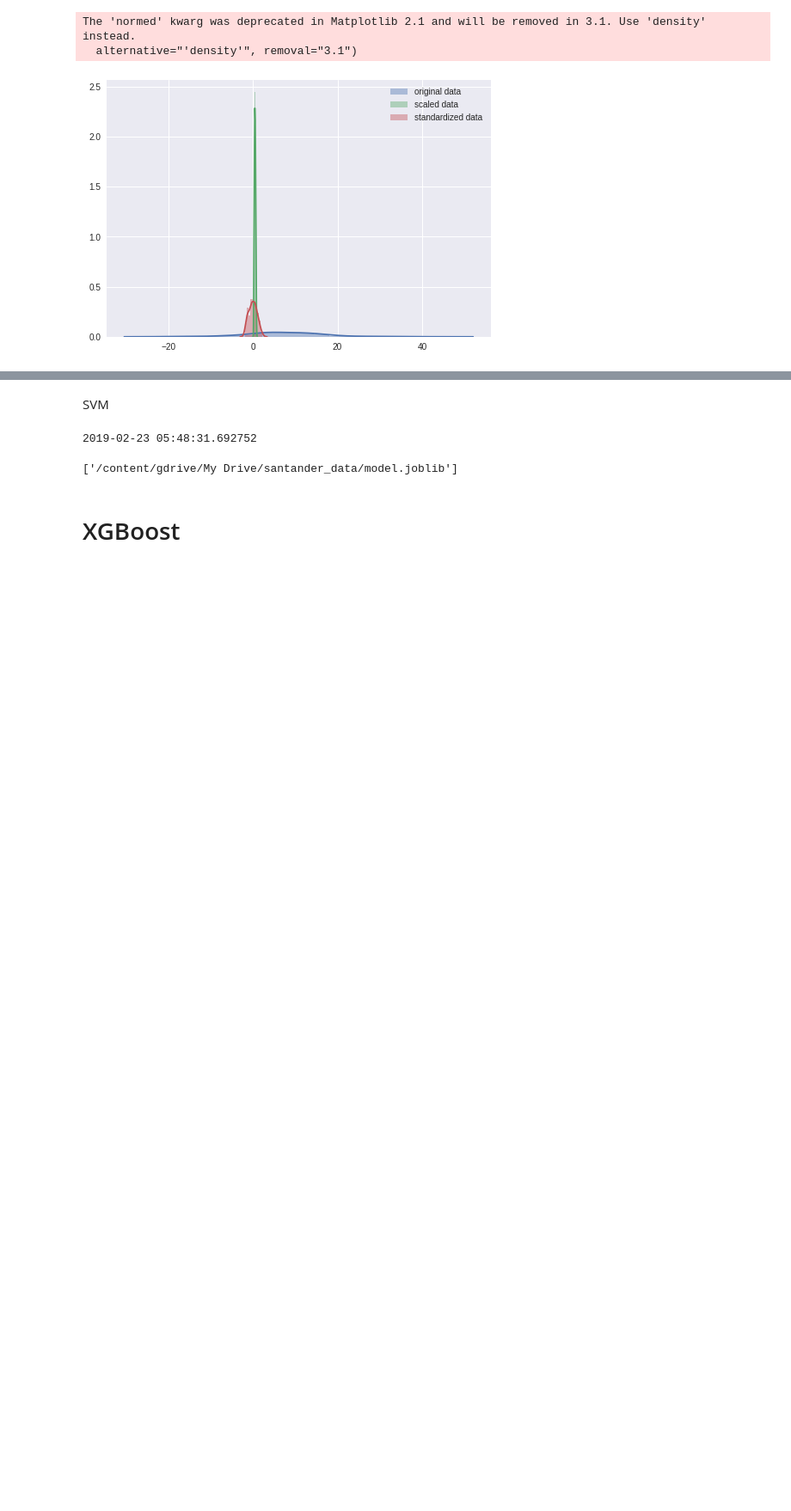
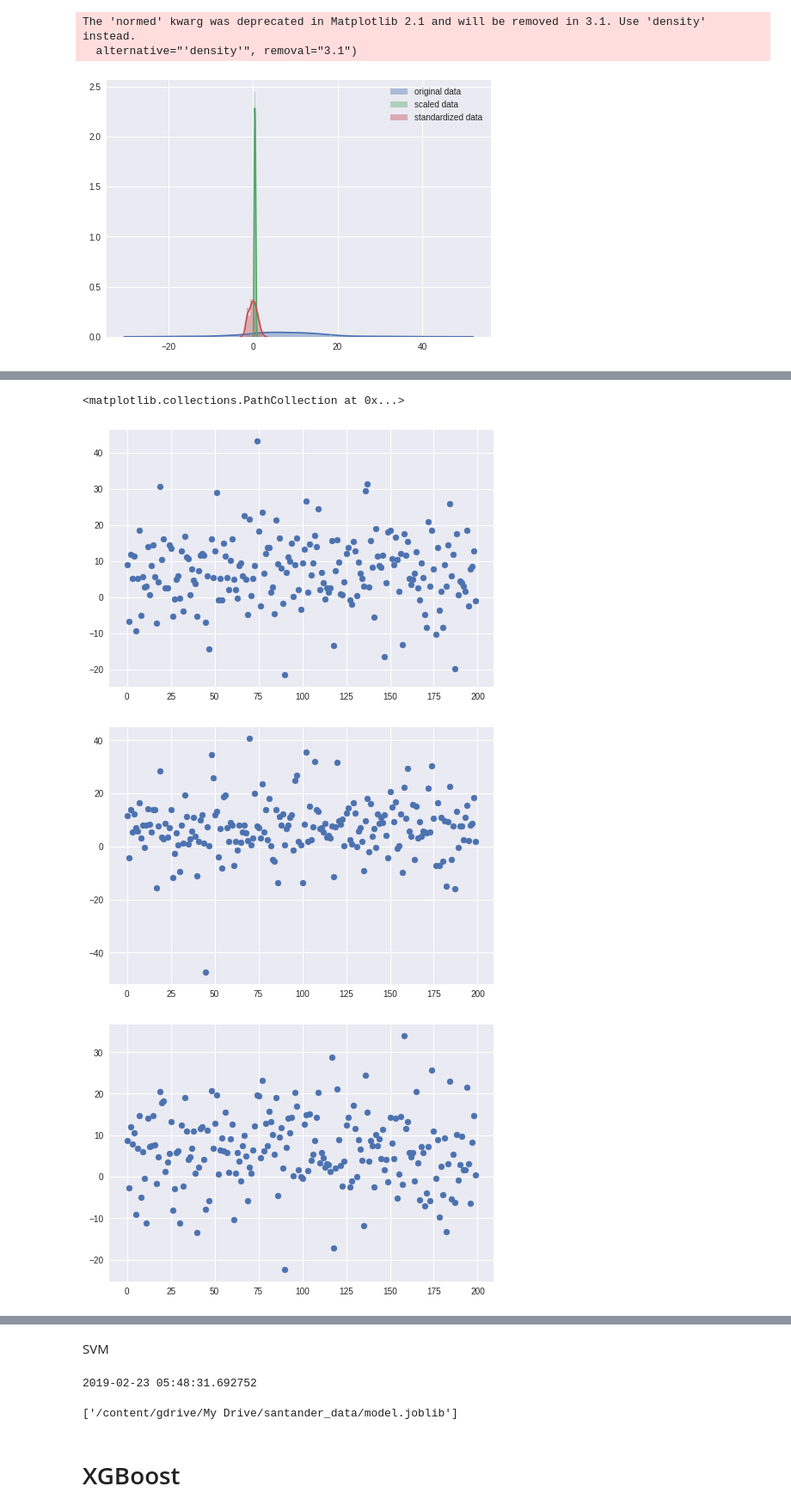
Before and after one commit to AstroBoy1/santander, a Jupyter notebook: xgboost_santander.ipynb, the cells around one changed output, grey strips where cells are left out. Shown at 86% size. Saved outputs shown, nothing was run; the diff lists cells and outputs as text; code cells hidden in the pictures; blank space fills up the shorter version.

```diff
--- a/xgboost_santander.ipynb
+++ b/xgboost_santander.ipynb
@@ -132 +188,12 @@ The 'normed' kwarg was deprecated in Matplotlib 2.1 and will be removed in 3.1.
+# %%
+plt.scatter(list(range(200)), train_data_x[0])
+plt.figure()
+plt.scatter(list(range(200)), train_data_x[1])
+plt.figure()
+plt.scatter(list(range(200)), train_data_x[2])
+# %% [output]
+<matplotlib.collections.PathCollection at 0x...>
+[figure, added]
+[figure, added]
+[figure, added]
 # %% [markdown]
```
Also changed, not shown: parts of 29 cells of this notebook.
